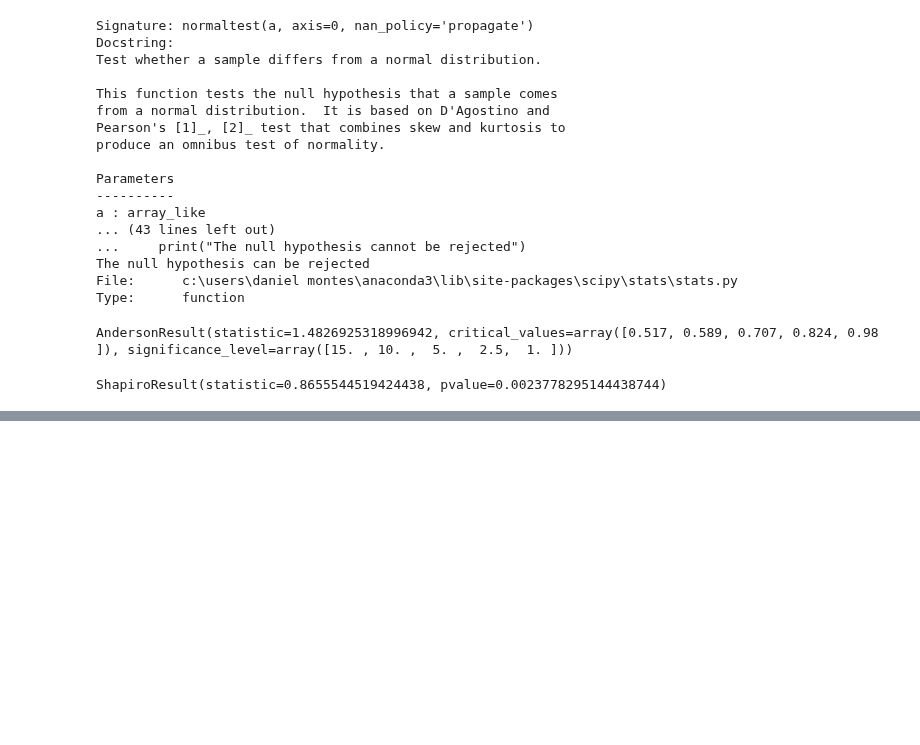
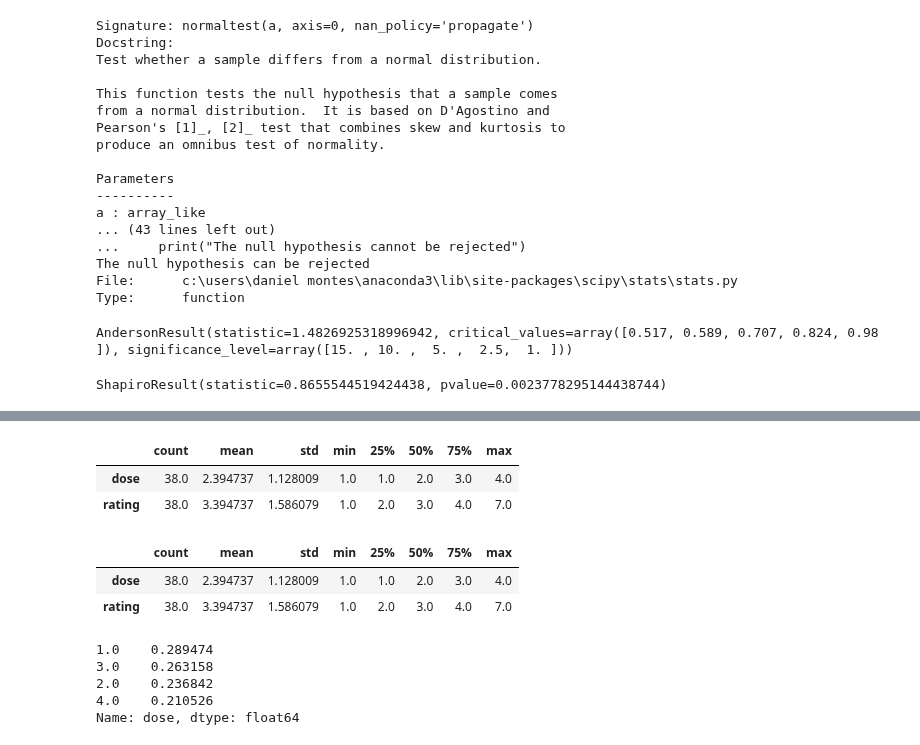
Before and after one commit to jsanz81/Bootcamp_Abril2023, a Jupyter notebook: 04_Estadística/06_TestHipotesis/07_KS_and_AD/03_clase_no_parametricos.ipynb, the cells around one changed output, grey strips where cells are left out. Cells and saved outputs as stored; diff of their text form; code cells hidden in the pictures; blank space fills up the shorter version.

```diff
--- a/04_Estadística/06_TestHipotesis/07_KS_and_AD/03_clase_no_parametricos.ipynb
+++ b/04_Estadística/06_TestHipotesis/07_KS_and_AD/03_clase_no_parametricos.ipynb
@@ -234,0 +243,2 @@ ShapiroResult(statistic=0.8655544519424438, pvalue=0.0023778295144438744)
+# %%
+drogas=pd.read_csv('./Datos/drugstudy.csv')
@@ -234,0 +257,20 @@ ShapiroResult(statistic=0.8655544519424438, pvalue=0.0023778295144438744)
+# %%
+drogas.describe().T
+# %% [output]
+|  | count | mean | std | min | 25% | 50% | 75% | max |
+| dose | 38.0 | 2.394737 | 1.128009 | 1.0 | 1.0 | 2.0 | 3.0 | 4.0 |
+| rating | 38.0 | 3.394737 | 1.586079 | 1.0 | 2.0 | 3.0 | 4.0 | 7.0 |
+# %%
+drogas.describe(include="all").T
+# %% [output]
+|  | count | mean | std | min | 25% | 50% | 75% | max |
+| dose | 38.0 | 2.394737 | 1.128009 | 1.0 | 1.0 | 2.0 | 3.0 | 4.0 |
+| rating | 38.0 | 3.394737 | 1.586079 | 1.0 | 2.0 | 3.0 | 4.0 | 7.0 |
+# %%
+drogas.dose.value_counts(normalize=True)
+# %% [output]
+1.0    0.289474
+3.0    0.263158
+2.0    0.236842
+4.0    0.210526
+Name: dose, dtype: float64
```
Also changed, not shown: parts of 15 cells of this notebook.
